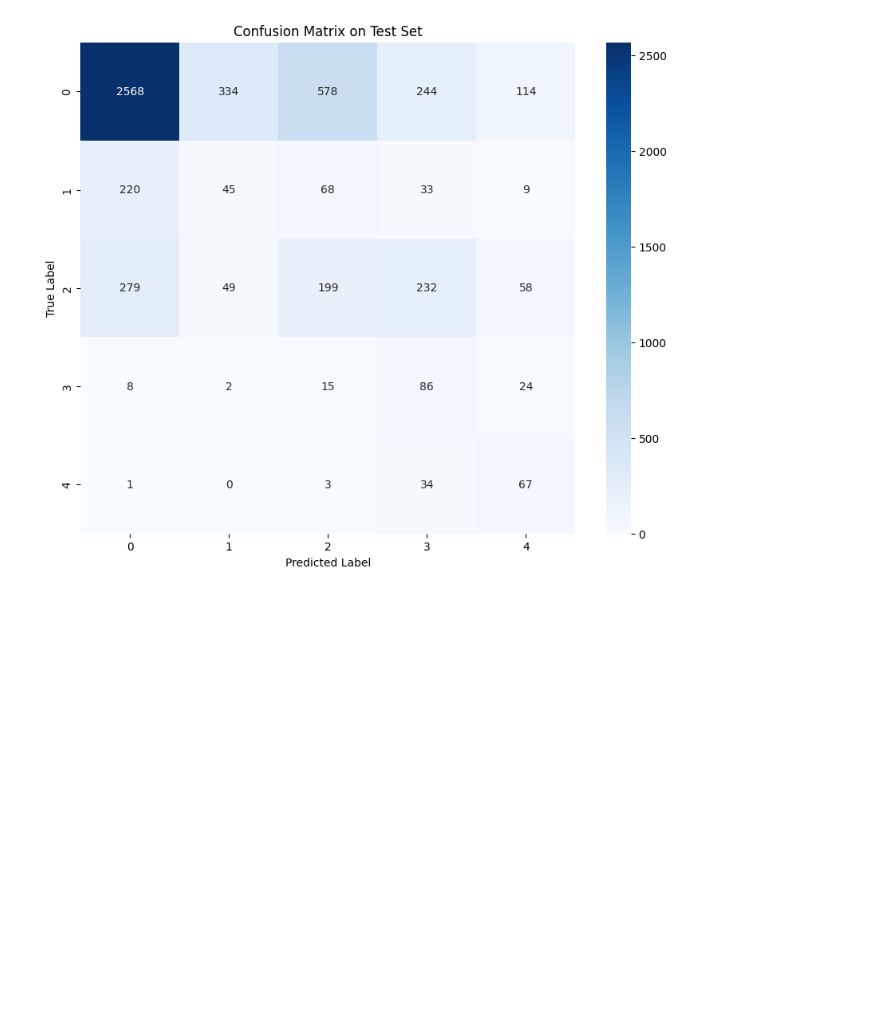
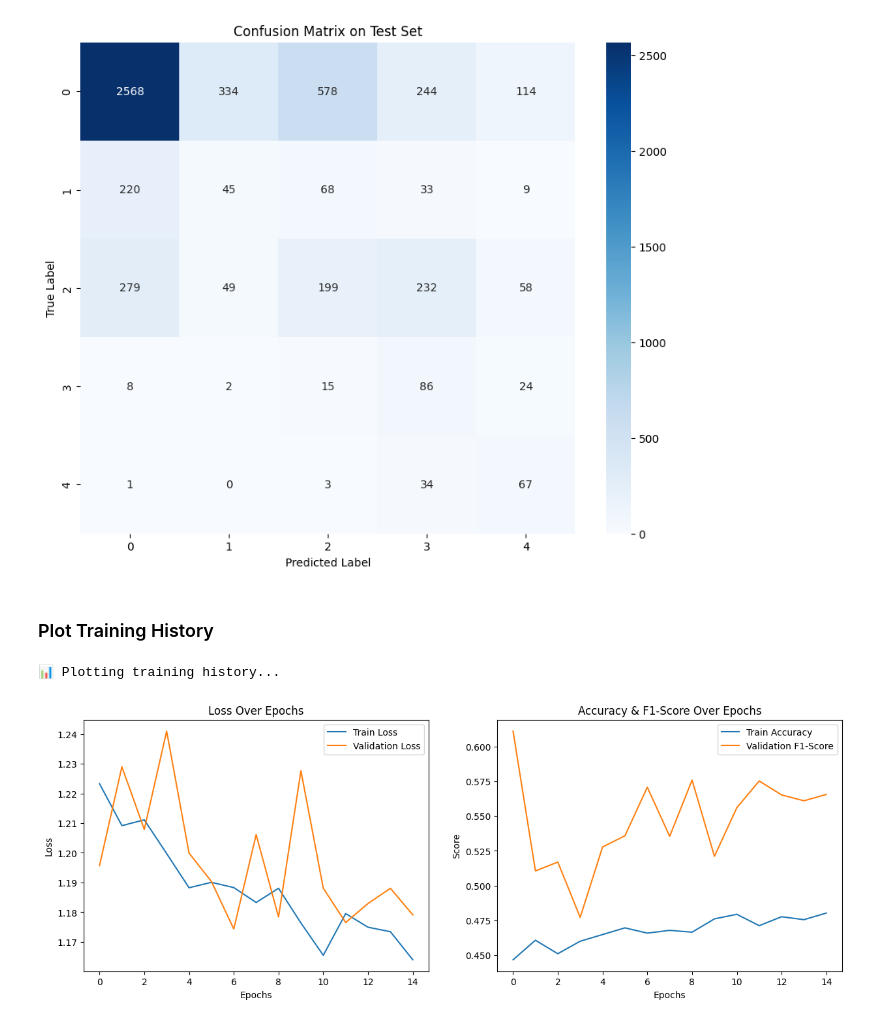
Before and after one commit to Spidey03/RetinAI-ViT, a Jupyter notebook: retinai_vit.ipynb, the cells around one changed output. Saved outputs shown, nothing was run; the diff lists cells and outputs as text; code cells hidden in the pictures; blank space fills up the shorter version.

Commit message:
Plot Train vs Validation

```diff
--- a/retinai_vit.ipynb
+++ b/retinai_vit.ipynb
@@ -412,3 +412,25 @@ plt.show()
 # %% [output]
 📊 Generating confusion matrix...
 [figure]
+# %% [markdown]
+### Plot Training History
+# %%
+print("\n📊 Plotting training history...")
+fig, (ax1, ax2) = plt.subplots(1, 2, figsize=(15, 5))
+ax1.plot(history['train_loss'], label='Train Loss')
+ax1.plot(history['valid_loss'], label='Validation Loss')
+ax1.set_title('Loss Over Epochs')
+ax1.set_xlabel('Epochs')
+ax1.set_ylabel('Loss')
+ax1.legend()
+
+ax2.plot(history['train_acc'], label='Train Accuracy')
+ax2.plot(history['valid_f1'], label='Validation F1-Score')
+ax2.set_title('Accuracy & F1-Score Over Epochs')
+ax2.set_xlabel('Epochs')
+ax2.set_ylabel('Score')
+ax2.legend()
+plt.show()
+# %% [output]
+📊 Plotting training history...
+[figure, added]
```
